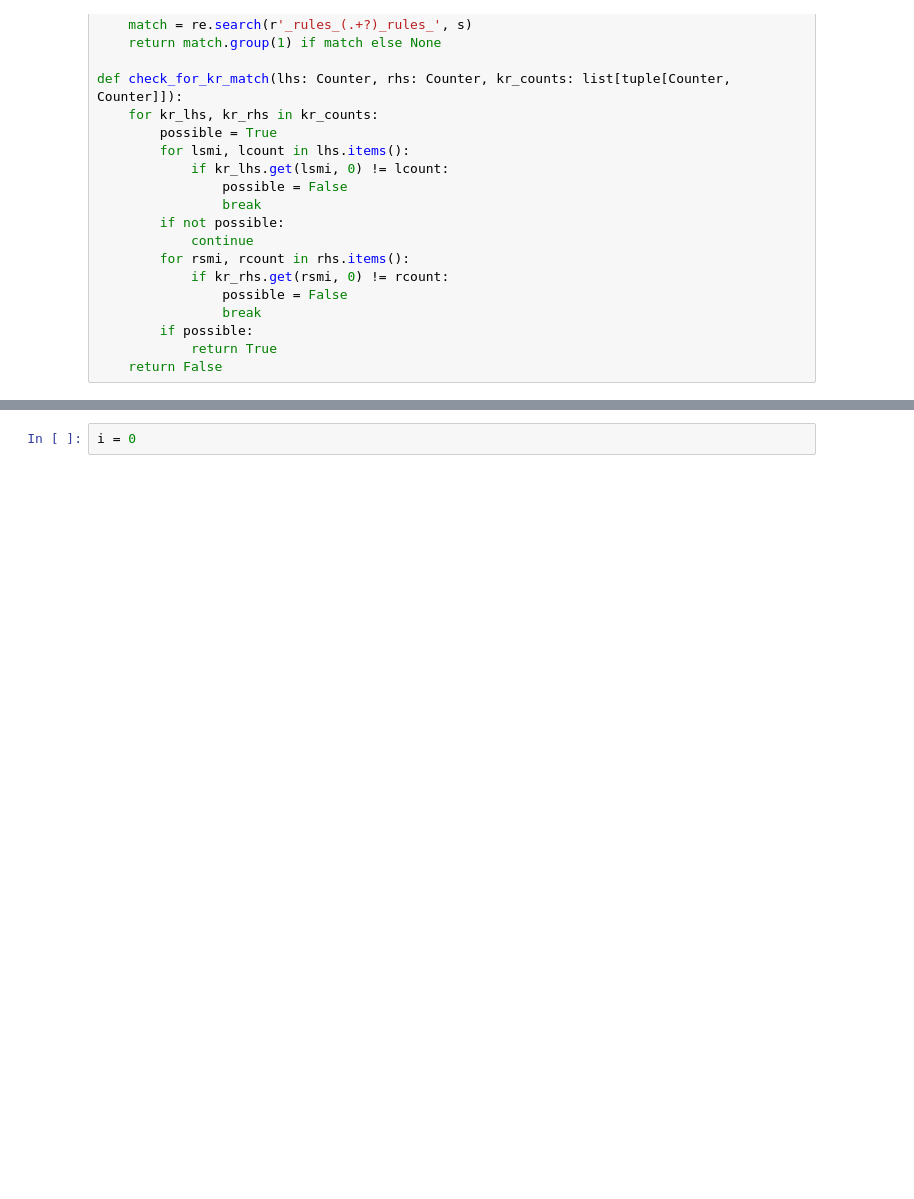
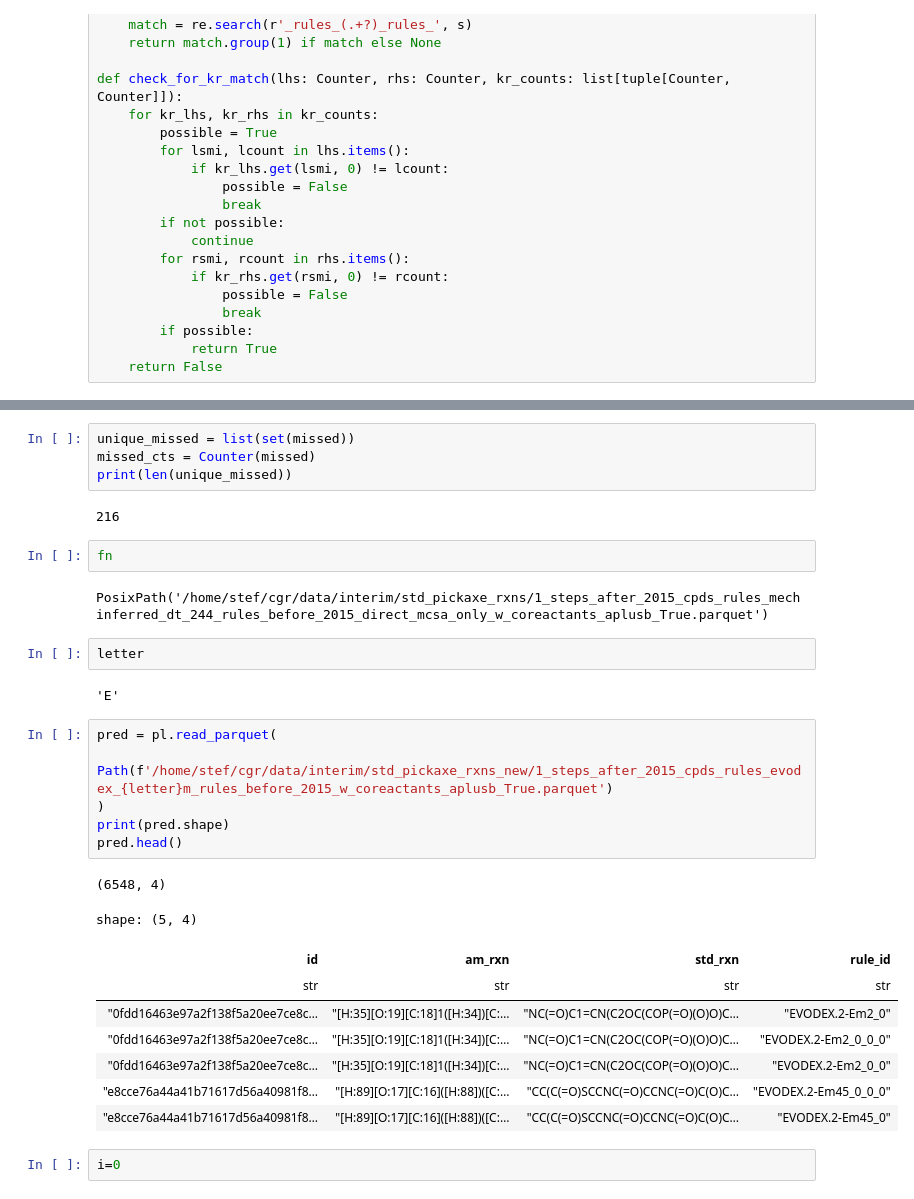
Before and after one commit to stefanpate/coarse-grain-rxns, a Jupyter notebook: notebooks/time_split_rule_generative_performance.ipynb, the cells around one changed output, grey strips where cells are left out. Saved outputs shown, nothing was run; the diff lists cells and outputs as text; blank space fills up the shorter version.

```diff
--- a/notebooks/time_split_rule_generative_performance.ipynb
+++ b/notebooks/time_split_rule_generative_performance.ipynb
@@ -638,2 +521,32 @@ shape: (5, 8)
+# %%
+unique_missed = list(set(missed))
+missed_cts = Counter(missed)
+print(len(unique_missed))
+# %% [output]
+216
+# %%
+fn
+# %% [output]
+PosixPath('/home/stef/cgr/data/interim/std_pickaxe_rxns/1_steps_after_2015_cpds_rules_mechinferred_dt_244_rules_before_2015_direct_mcsa_only_w_coreactants_aplusb_True.parquet')
+# %%
+letter
+# %% [output]
+'E'
+# %%
+pred = pl.read_parquet(
+    Path(f'/home/stef/cgr/data/interim/std_pickaxe_rxns_new/1_steps_after_2015_cpds_rules_evodex_{letter}m_rules_before_2015_w_coreactants_aplusb_True.parquet')
+)
+print(pred.shape)
+pred.head()
+# %% [output]
+(6548, 4)
+shape: (5, 4)
+| id | am_rxn | std_rxn | rule_id |
+| str | str | str | str |
+| "0fdd16463e97a2f138f5a20ee7ce8c… | "[H:35][O:19][C:18]1([H:34])[C:… | "NC(=O)C1=CN(C2OC(COP(=O)(O)O)C… | "EVODEX.2-Em2_0" |
+| "0fdd16463e97a2f138f5a20ee7ce8c… | "[H:35][O:19][C:18]1([H:34])[C:… | "NC(=O)C1=CN(C2OC(COP(=O)(O)O)C… | "EVODEX.2-Em2_0_0_0" |
+| "0fdd16463e97a2f138f5a20ee7ce8c… | "[H:35][O:19][C:18]1([H:34])[C:… | "NC(=O)C1=CN(C2OC(COP(=O)(O)O)C… | "EVODEX.2-Em2_0_0" |
+| "e8cce76a44a41b71617d56a40981f8… | "[H:89][O:17][C:16]([H:88])([C:… | "CC(C(=O)SCCNC(=O)CCNC(=O)C(O)C… | "EVODEX.2-Em45_0_0_0" |
+| "e8cce76a44a41b71617d56a40981f8… | "[H:89][O:17][C:16]([H:88])([C:… | "CC(C(=O)SCCNC(=O)CCNC(=O)C(O)C… | "EVODEX.2-Em45_0" |
 # %%
-i = 0
+i=0
```
Also changed, not shown: parts of 40 cells of this notebook, 11 other files.
